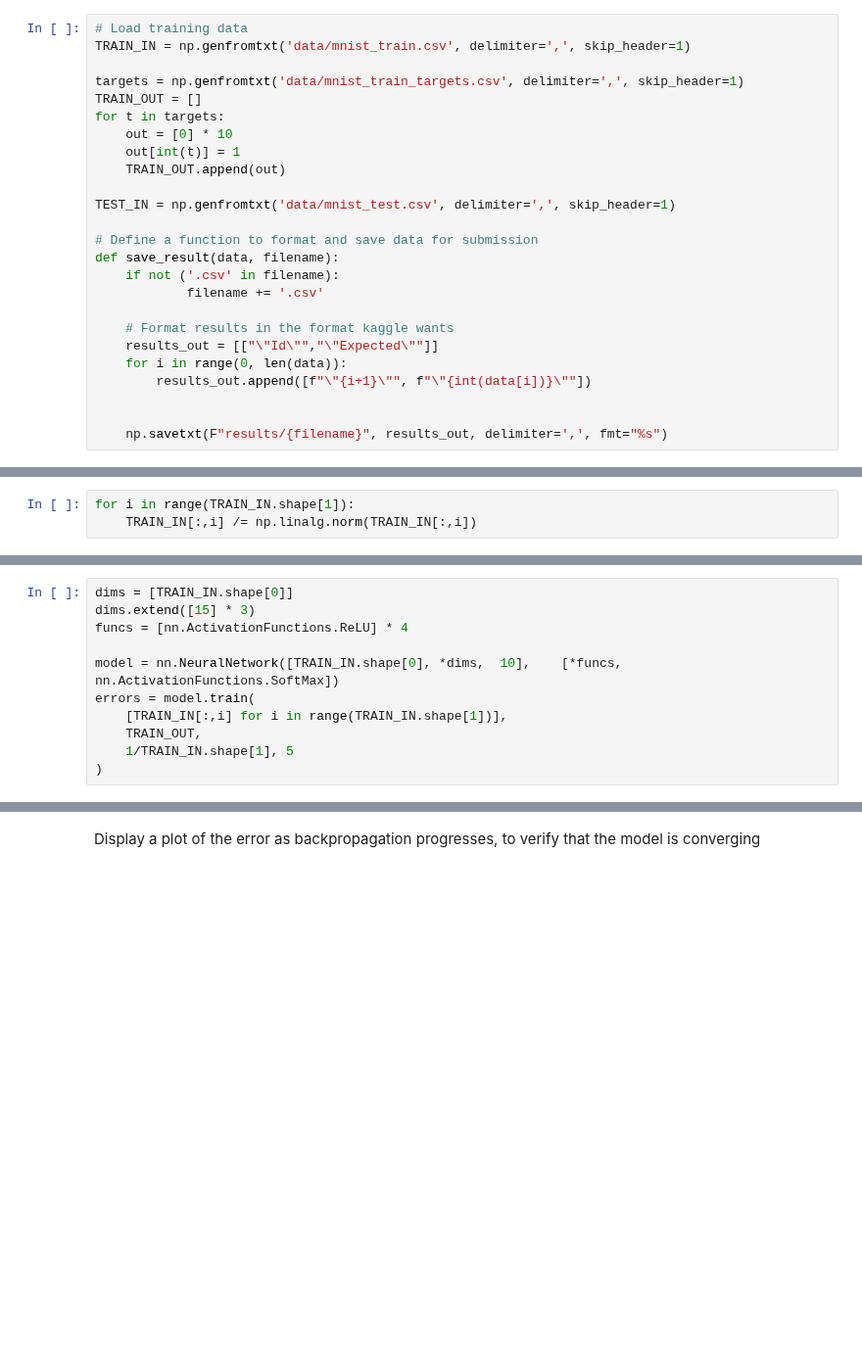
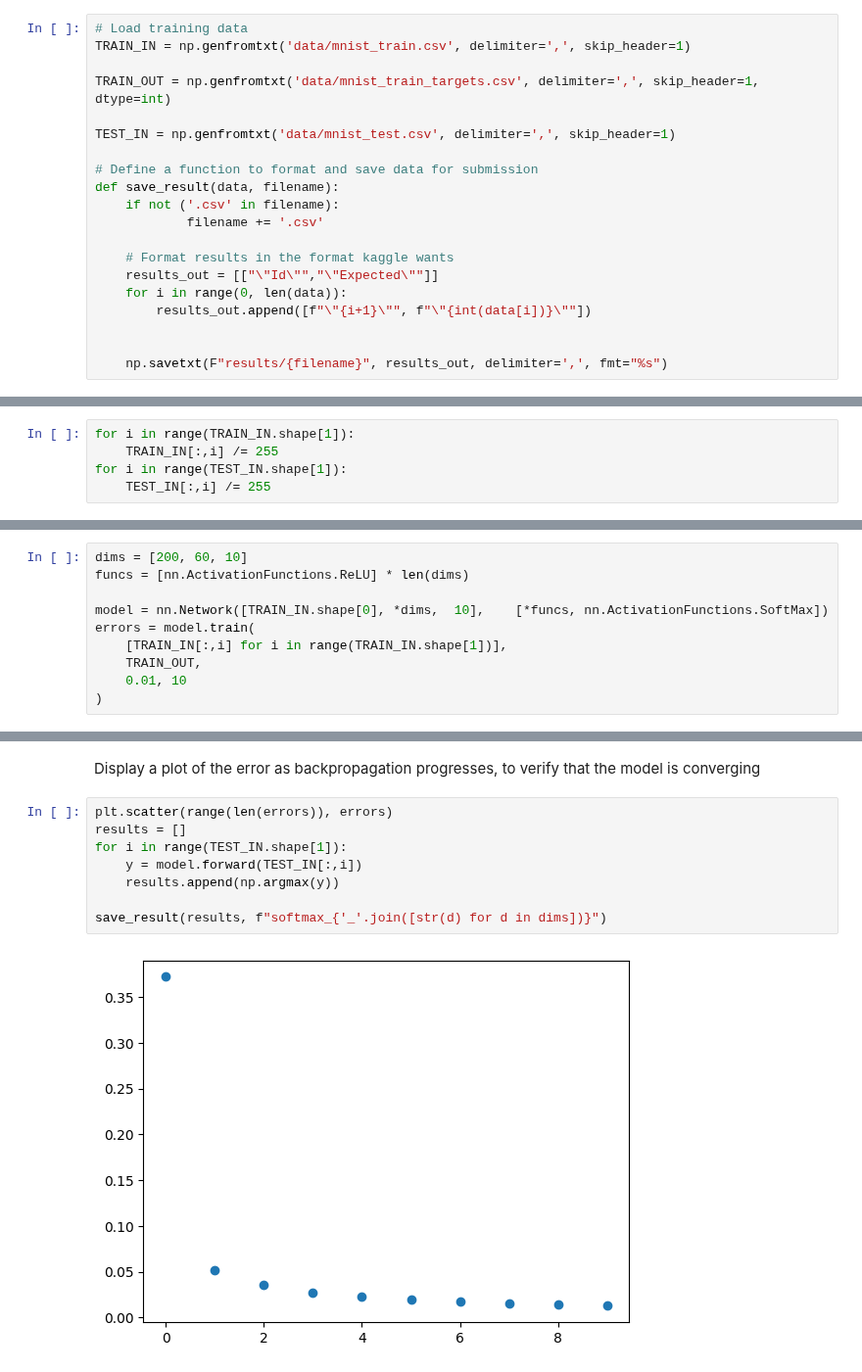
Before and after one commit to wyattbarber/Challenge-3, a Jupyter notebook: main_mnist.ipynb, the cells around one changed output, grey strips where cells are left out. Shown at 98% size. Saved outputs shown, nothing was run; the diff lists cells and outputs as text; blank space fills up the shorter version.

```diff
--- a/main_mnist.ipynb
+++ b/main_mnist.ipynb
@@ -22,12 +21,7 @@ import numpy as np
 # Load training data
 TRAIN_IN = np.genfromtxt('data/mnist_train.csv', delimiter=',', skip_header=1)
 
-targets = np.genfromtxt('data/mnist_train_targets.csv', delimiter=',', skip_header=1)
-TRAIN_OUT = []
-for t in targets:
-    out = [0] * 10
-    out[int(t)] = 1
-    TRAIN_OUT.append(out)
+TRAIN_OUT = np.genfromtxt('data/mnist_train_targets.csv', delimiter=',', skip_header=1, dtype=int)
 
 TEST_IN = np.genfromtxt('data/mnist_test.csv', delimiter=',', skip_header=1)
 
@@ -48,3 +42,5 @@ Set input images to binary black/white
 # %%
 for i in range(TRAIN_IN.shape[1]):
-    TRAIN_IN[:,i] /= np.linalg.norm(TRAIN_IN[:,i])
+    TRAIN_IN[:,i] /= 255
+for i in range(TEST_IN.shape[1]):
+    TEST_IN[:,i] /= 255
@@ -58,11 +51,10 @@ For now, just guessing at model parmeters
 # %%
-dims = [TRAIN_IN.shape[0]]
-dims.extend([15] * 3)
-funcs = [nn.ActivationFunctions.ReLU] * 4
+dims = [200, 60, 10]
+funcs = [nn.ActivationFunctions.ReLU] * len(dims)
 
-model = nn.NeuralNetwork([TRAIN_IN.shape[0], *dims,  10],    [*funcs, nn.ActivationFunctions.SoftMax])
+model = nn.Network([TRAIN_IN.shape[0], *dims,  10],    [*funcs, nn.ActivationFunctions.SoftMax])
 errors = model.train(
     [TRAIN_IN[:,i] for i in range(TRAIN_IN.shape[1])],
     TRAIN_OUT,
-    1/TRAIN_IN.shape[1], 5
+    0.01, 10
 )
@@ -71,2 +61,12 @@ IndexError: invalid vector subscript
 # %% [markdown]
 Display a plot of the error as backpropagation progresses, to verify that the model is converging
+# %%
+plt.scatter(range(len(errors)), errors)
+results = []
+for i in range(TEST_IN.shape[1]):
+    y = model.forward(TEST_IN[:,i])
+    results.append(np.argmax(y))
+
+save_result(results, f"softmax_{'_'.join([str(d) for d in dims])}")
+# %% [output]
+[figure, added]
```
Also changed, not shown: parts of 29 cells of this notebook, 7 other files.
